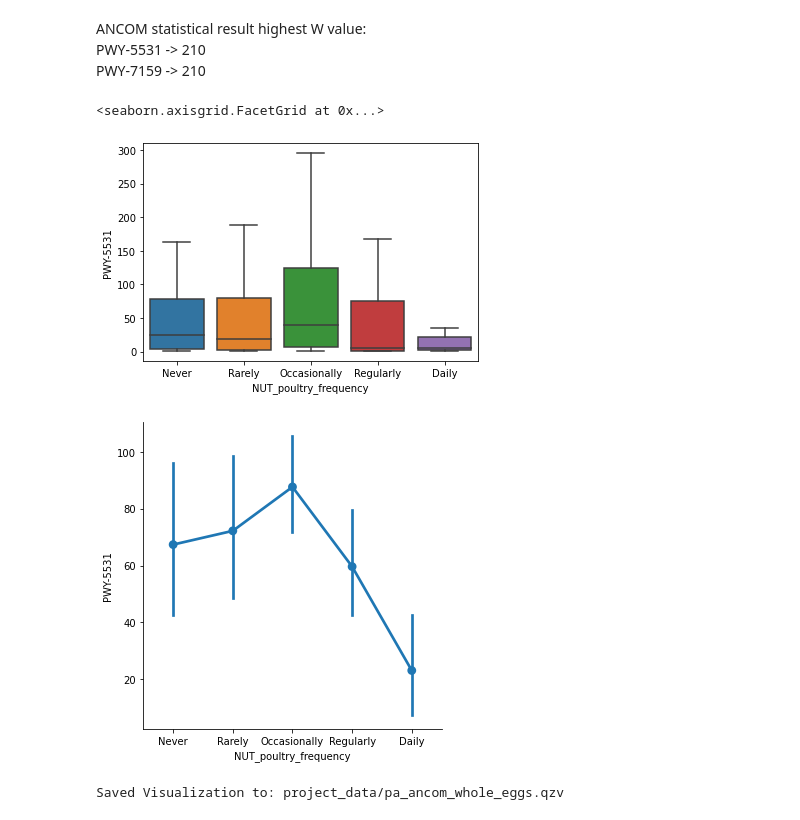
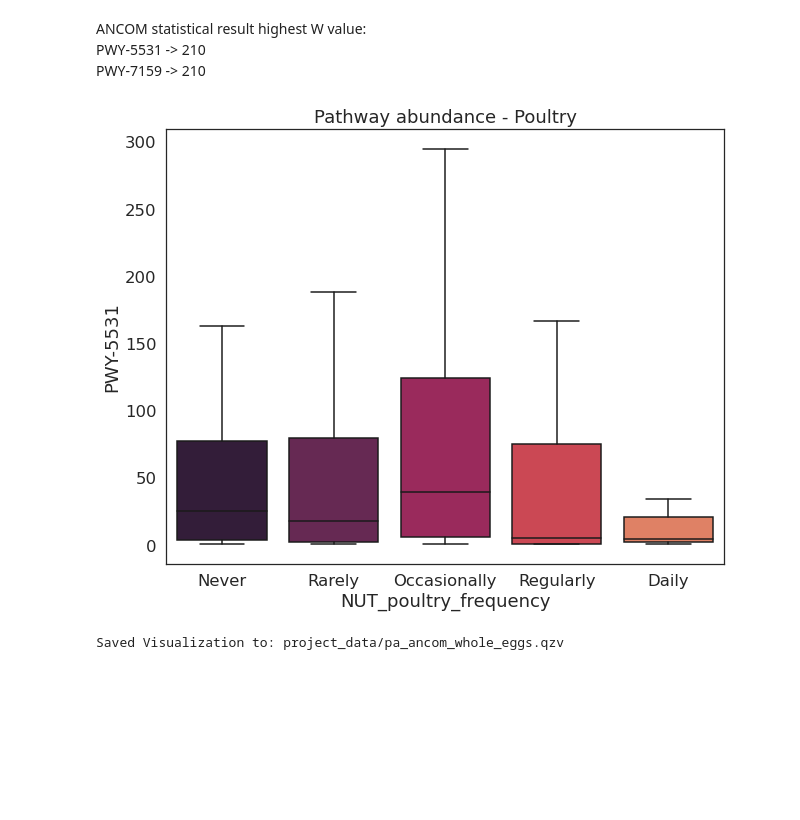
Before and after one commit to dhasanova99/HealthyFood, a Jupyter notebook: JupyterDocs/I_Metagenomics.ipynb, the cells around one changed output. Saved outputs shown, nothing was run; the diff lists cells and outputs as text; code cells hidden in the pictures; blank space fills up the shorter version.

```diff
--- a/JupyterDocs/I_Metagenomics.ipynb
+++ b/JupyterDocs/I_Metagenomics.ipynb
@@ -548,9 +568,22 @@ new_tab = pd.concat([tab['PWY-3801'], metadata['NUT_vegetable_frequency']],axis=
 new_tab['NUT_vegetable_frequency'] = pd.Categorical(new_tab['NUT_vegetable_frequency'],
                       categories=["Never", "Rarely", "Occasionally", "Regularly", "Daily"],
                       ordered=True)
-sns.boxplot(data=new_tab, x='NUT_vegetable_frequency', y= 'PWY-3801', showfliers=False)
-sns.catplot(
-    data=new_tab, x='NUT_vegetable_frequency', y= 'PWY-3801', showfliers=False,
-    kind="point"
-)
+
+
+# plot to save
+sns.set(rc={'figure.figsize':(10, 8), 'font.family': ['Helvetica']}, style='white')
+sns.set_palette("rocket")
+
+with sns.plotting_context("notebook", font_scale=1.5):
+    # seaborn's heatmap
+    ax = sns.boxplot(data=new_tab, x='NUT_vegetable_frequency', y= 'PWY-3801', showfliers=False)
+
+    # matplotlib's customization
+
+    ax.set_title("Pathway abundance - Vegetable")
+    #ax.tick_params(axis='x', rotation=45)
+
+
+
+plt.savefig('figures/pathway_vegetable.png', bbox_inches="tight")
 # %% [output]
@@ -595,19 +626,28 @@ PWY-7159 -> 210
 # %%
 # Boxplot to show the data for the most significant pathway
 new_tab = pd.concat([tab['PWY-5531'], metadata['NUT_poultry_frequency']],axis=1).dropna()
 new_tab['NUT_poultry_frequency'] = pd.Categorical(new_tab['NUT_poultry_frequency'],
                       categories=["Never", "Rarely", "Occasionally", "Regularly", "Daily"],
                       ordered=True)
 
-sns.boxplot(data=new_tab, x='NUT_poultry_frequency', y= 'PWY-5531', showfliers=False)
-sns.catplot(
-    data=new_tab, x='NUT_poultry_frequency', y= 'PWY-5531', showfliers=False,
-    kind="point"
-)
+# plot to save
+sns.set(rc={'figure.figsize':(10, 8), 'font.family': ['Helvetica']}, style='white')
+sns.set_palette("rocket")
+
+with sns.plotting_context("notebook", font_scale=1.5):
+    # seaborn's heatmap
+    ax = sns.boxplot(data=new_tab, x='NUT_poultry_frequency', y= 'PWY-5531', showfliers=False)
+
+    # matplotlib's customization
+
+    ax.set_title("Pathway abundance - Poultry")
+    #ax.tick_params(axis='x', rotation=45)
+
+
+
+plt.savefig('figures/pathway_poulty.png', bbox_inches="tight")
 # %% [output]
-<seaborn.axisgrid.FacetGrid at 0x...>
-[figure, old version]
+[figure, new version]
-[figure, removed]
 # %%
 ! qiime composition ancom \
     --i-table $data_dir/picrust2_results/pathway_abundance_abund.qza \
```
Also changed, not shown: parts of 10 cells of this notebook, 12 other files.
